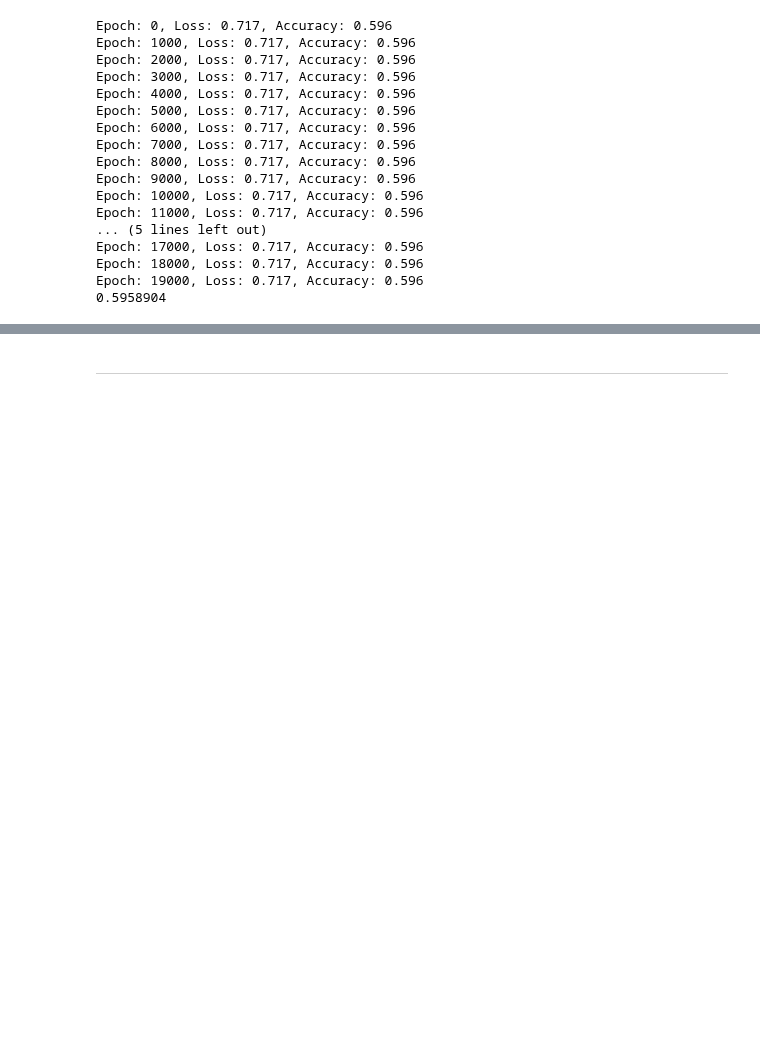
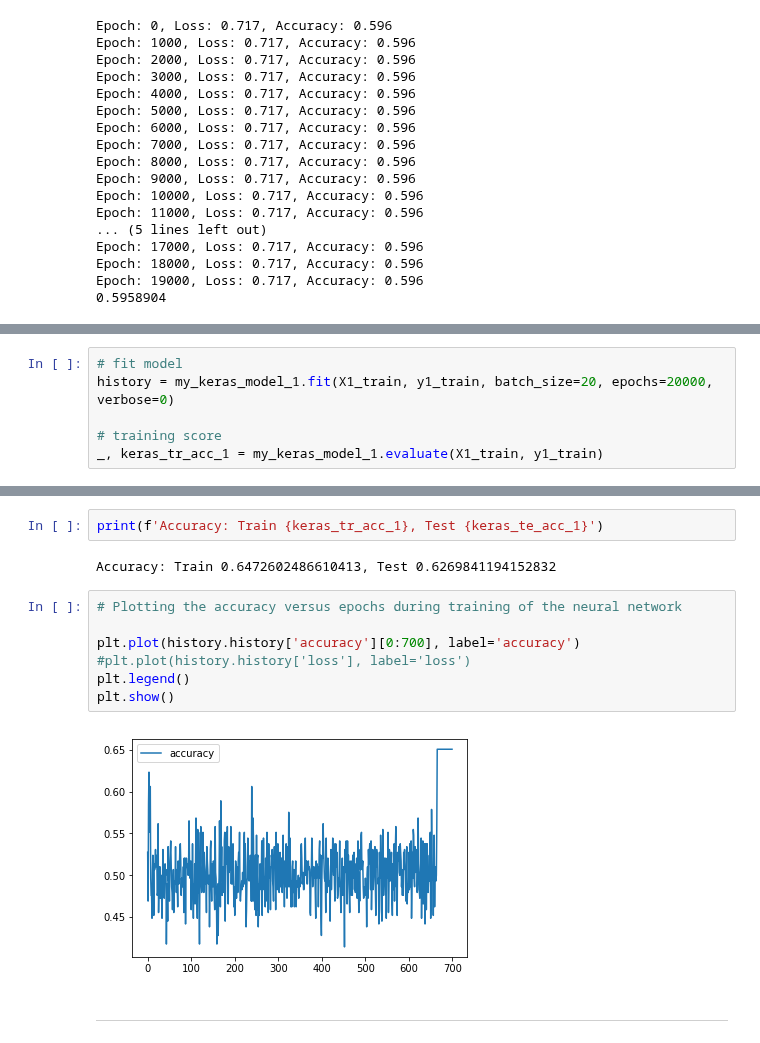
Before and after one commit to hhfchoi/Radiomics, a Jupyter notebook: Capstone - Analysis.ipynb, the cells around one changed output, grey strips where cells are left out. Saved outputs shown, nothing was run; the diff lists cells and outputs as text; blank space fills up the shorter version.

Commit message:
Analysis file now includes NN built with Keras

```diff
--- a/Capstone - Analysis.ipynb
+++ b/Capstone - Analysis.ipynb
@@ -975,0 +1018,6 @@ Epoch: 19000, Loss: 0.717, Accuracy: 0.596
+# %%
+# fit model
+history = my_keras_model_1.fit(X1_train, y1_train, batch_size=20, epochs=20000, verbose=0)
+
+# training score
+_, keras_tr_acc_1 = my_keras_model_1.evaluate(X1_train, y1_train)
@@ -976,3 +1031,16 @@ Epoch: 19000, Loss: 0.717, Accuracy: 0.596
+# %%
+print(f'Accuracy: Train {keras_tr_acc_1}, Test {keras_te_acc_1}')
+# %% [output]
+Accuracy: Train 0.6472602486610413, Test 0.6269841194152832
+# %%
+# Plotting the accuracy versus epochs during training of the neural network
+
+plt.plot(history.history['accuracy'][0:700], label='accuracy')
+#plt.plot(history.history['loss'], label='loss')
+plt.legend()
+plt.show()
+# %% [output]
+[figure, added]
 # %% [markdown]
 ---
 # %% [markdown]
```
Also changed, not shown: parts of 13 cells of this notebook, 1 other file.
